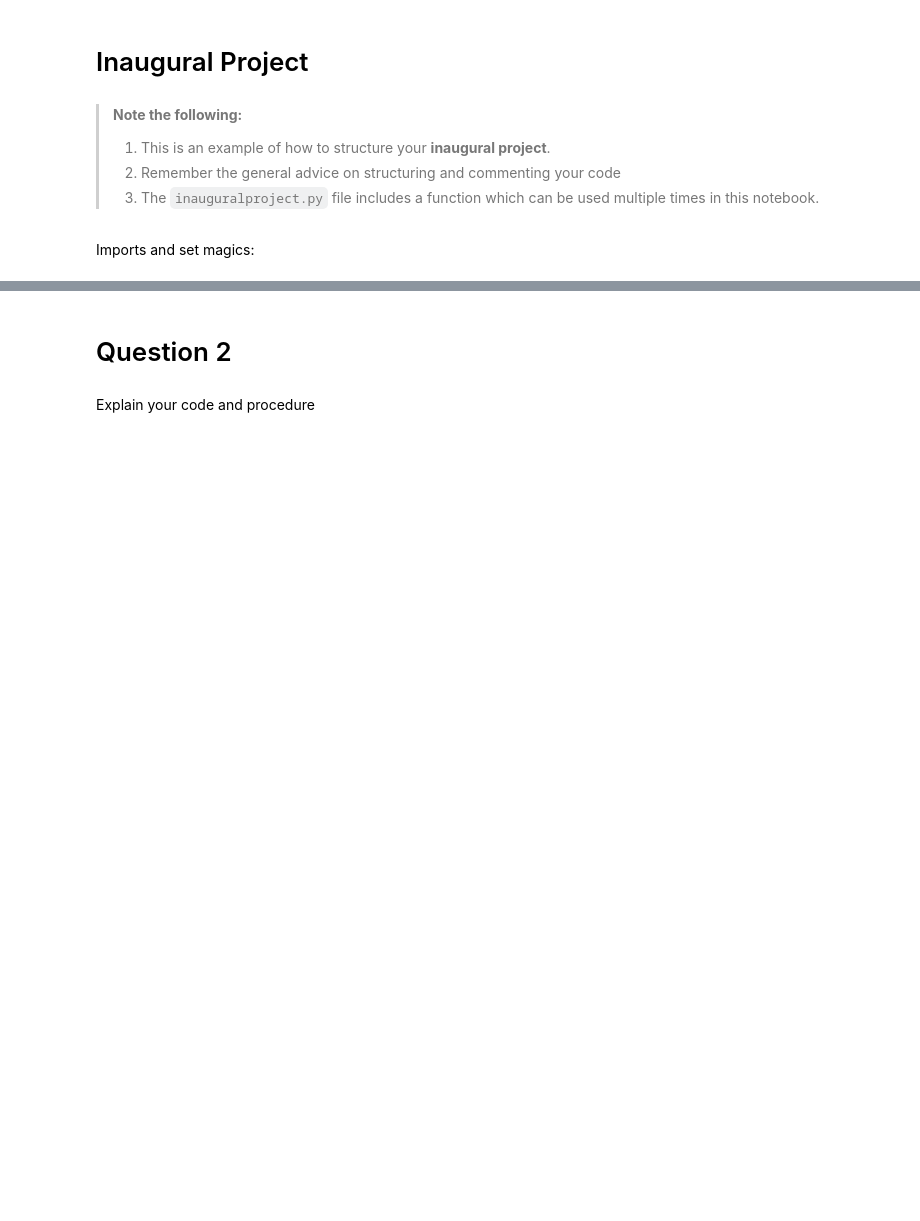
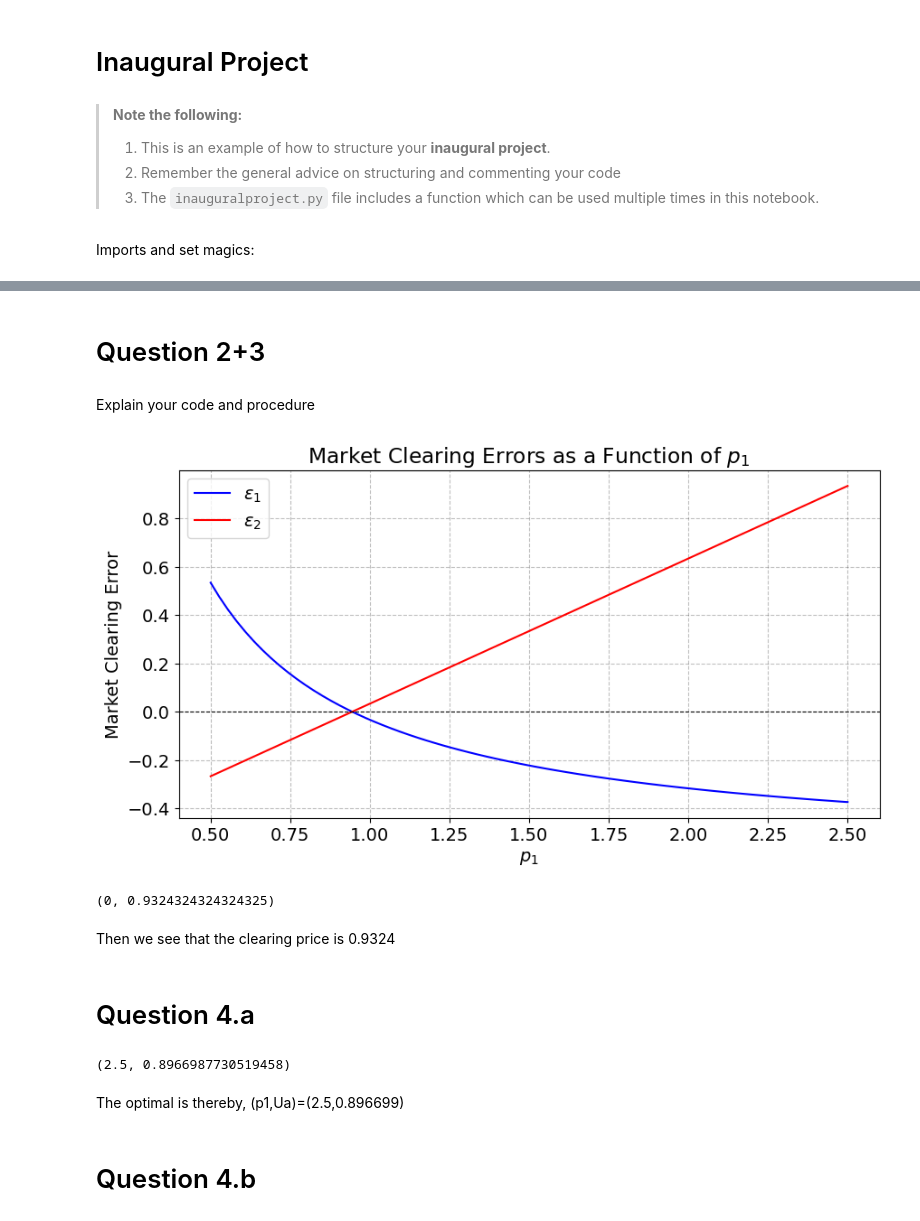
Before and after one commit to NumEconCopenhagen/projects-2024-mikkel-nikolas, a Jupyter notebook: inauguralproject/inauguralproject.ipynb, the cells around one changed output, grey strips where cells are left out. Drawn from its saved outputs; the diff is of its cells as text; code cells hidden in the pictures; blank space fills up the shorter version.

```diff
--- a/inauguralproject/inauguralproject.ipynb
+++ b/inauguralproject/inauguralproject.ipynb
@@ -38,6 +88,63 @@ from Opgave1Nikolas import InauguralprojectClass
 # %% [markdown]
-# Question 2
+# Question 2+3
 # %% [markdown]
 Explain your code and procedure
 # %%
 model = InauguralprojectClass()
+# %%
+#Using N from Question 1
+P1 = np.linspace(0.5, 2.5, N)
+
+eps1_values = []
+eps2_values = []
+for p1 in P1:
+    eps1, eps2 = model.epsilons(p1)
+    eps1_values.append(eps1)
+    eps2_values.append(eps2)
+
+# Plotting
+plt.figure(figsize=(10, 5))
+plt.plot(P1, eps1_values, label='$\\epsilon_1$', color='blue')
+plt.plot(P1, eps2_values, label='$\\epsilon_2$', color='red')
+plt.title('Market Clearing Errors as a Function of $p_1$')
+plt.xlabel('$p_1$')
+plt.ylabel('Market Clearing Error')
+plt.axhline(0, color='black', linestyle='--', linewidth=0.8)
+plt.legend()
+plt.grid(True)
+plt.show()
+
+
+min_abs_eps1 = 0
+min_p1_index = np.argmin(np.abs(eps1_values))
+min_p1 = P1[min_p1_index]
+min_abs_eps1, min_p1
+# %% [output]
+[figure, added]
+(0, 0.9324324324324325)
+# %% [markdown]
+Then we see that the clearing price is 0.9324
+# %% [markdown]
+# Question 4.a
+# %%
+P1 = np.linspace(0.5, 2.5, N)
+
+max_utility = -np.inf
+optimal_p1 = None
+
+# Iterate over each p1 in P1 to find the one that maximizes utility
+for p1 in P1:
+    x1A, x2A = model.demand_A(p1)
+    current_utility = model.utility_A(x1A, x2A)
+    if current_utility > max_utility:
+        max_utility = current_utility
+        optimal_p1 = p1
+
+
+optimal_p1, max_utility
+# %% [output]
+(2.5, 0.8966987730519458)
+# %% [markdown]
+The optimal is thereby, (p1,Ua)=(2.5,0.896699)
+# %% [markdown]
+# Question 4.b
```
Also changed, not shown: parts of 31 cells of this notebook.
